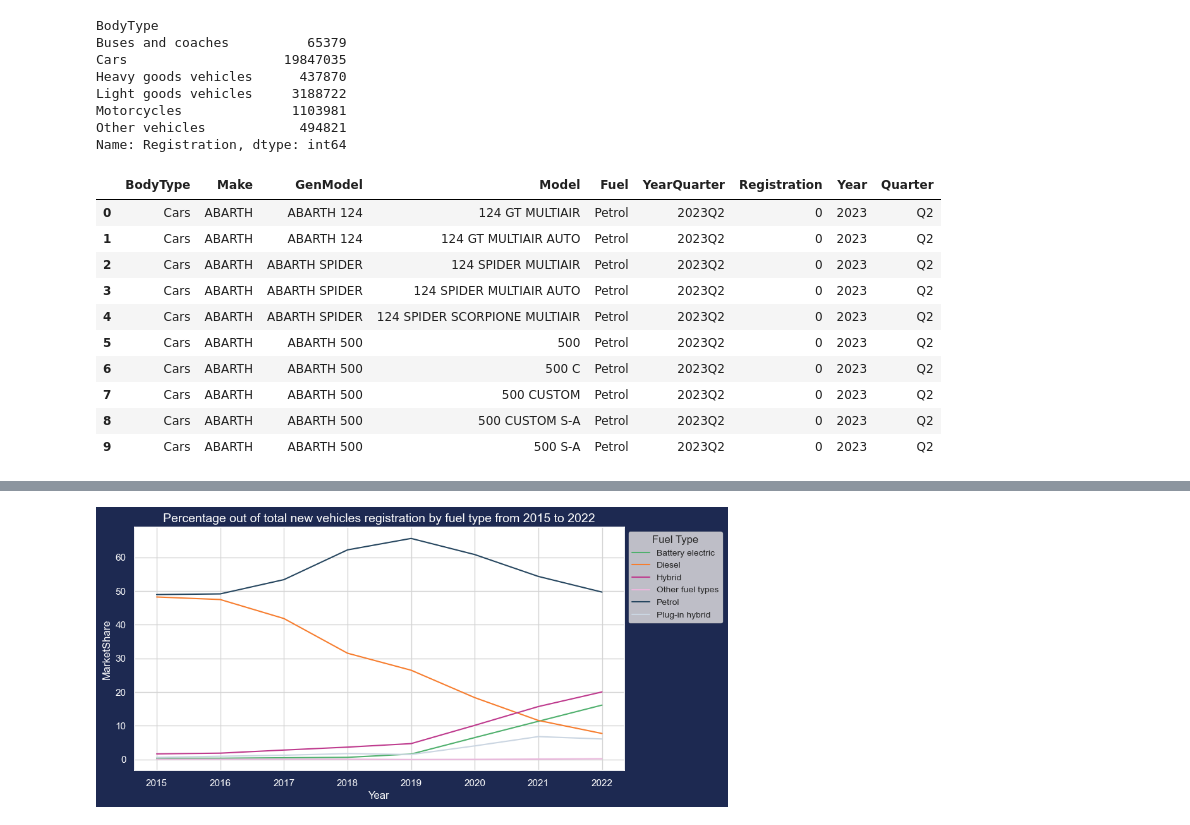
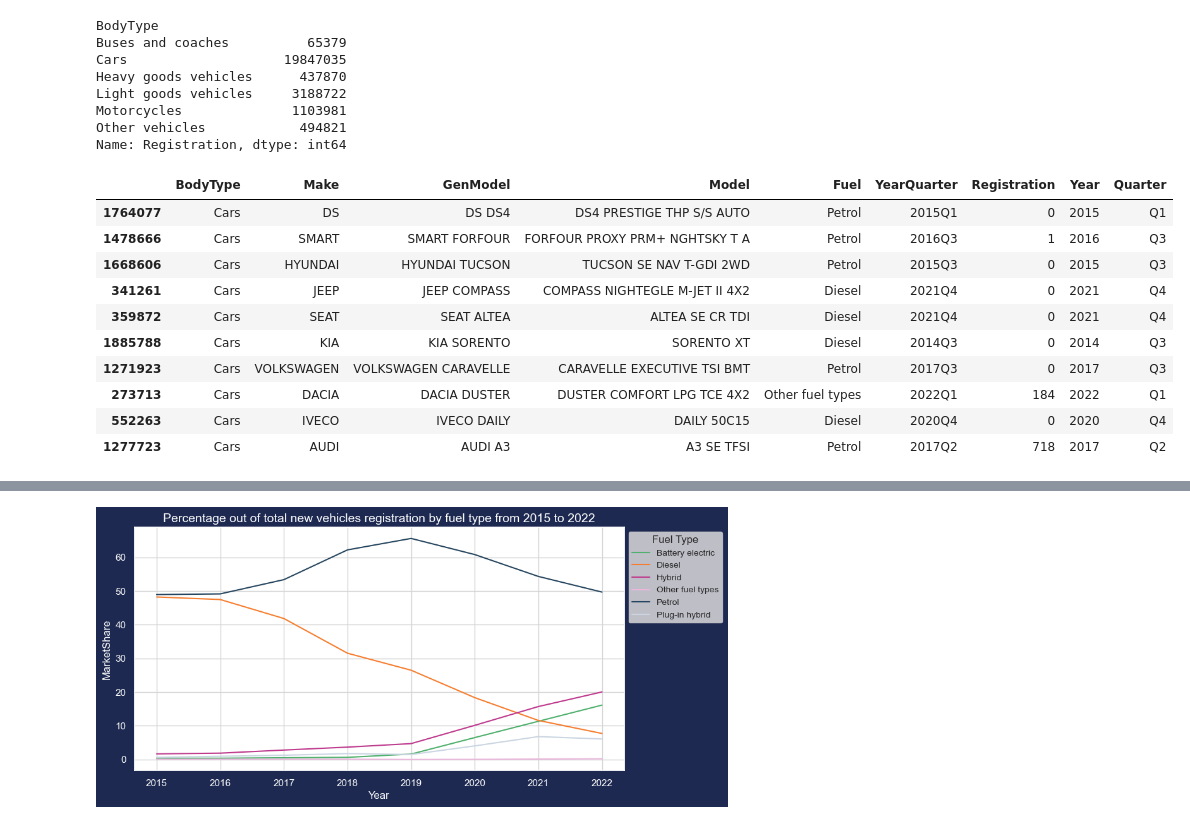
Before and after one commit to ssalazarheredia/vehicle_analysis, a Jupyter notebook: vehicle_analysis.ipynb, the cells around one changed output, grey strips where cells are left out. Saved outputs shown, nothing was run; the diff lists cells and outputs as text; code cells hidden in the pictures.

```diff
--- a/vehicle_analysis.ipynb
+++ b/vehicle_analysis.ipynb
@@ -58,28 +67,37 @@ Motorcycles              1103981
 Other vehicles            494821
 Name: Registration, dtype: int64
 # %%
+#Make a copy of the file
 cars_data=veh_reg.copy()
+#Unpivot data to have the date as rows rather than columns
 cars_data=pd.melt(cars_data,id_vars=['BodyType','Make','GenModel','Model','Fuel'],
         var_name='YearQuarter',value_name='Registration')
+#Filter for only cars
 cars_data=cars_data[cars_data['BodyType']=='Cars']
+#Add a column for the year
 cars_data['Year']=cars_data['YearQuarter'].astype(str).str[:4]
+#Add a column for the quarter
 cars_data['Quarter']=cars_data['YearQuarter'].astype(str).str[-2:]
+#Group some of the smaller categories of fuels into Other fuel type
 cars_data.loc[cars_data['Fuel'].isin(['Gas','Range extended electric','Fuel cell electric']),'Fuel']='Other fuel types'
+#Group petrol and diesel hybrids into the same category called hybrid
 cars_data.loc[cars_data['Fuel'].isin(['Hybrid electric (diesel)','Hybrid electric (petrol)']),'Fuel']='Hybrid'
+#Group plug in petrol and diesel into the same category called Plug in hybrid
 cars_data.loc[cars_data['Fuel'].isin(['Plug-in hybrid electric (diesel)','Plug-in hybrid electric (petrol)']),'Fuel']='Plug-in hybrid'
-cars_data.head(10)
+#Show sample of the data
+cars_data.sample(10)
 # %% [output]
 |  | BodyType | Make | GenModel | Model | Fuel | YearQuarter | Registration | Year | Quarter |
-| 0 | Cars | ABARTH | ABARTH 124 | 124 GT MULTIAIR | Petrol | 2023Q2 | 0 | 2023 | Q2 |
-| 1 | Cars | ABARTH | ABARTH 124 | 124 GT MULTIAIR AUTO | Petrol | 2023Q2 | 0 | 2023 | Q2 |
-| 2 | Cars | ABARTH | ABARTH SPIDER | 124 SPIDER MULTIAIR | Petrol | 2023Q2 | 0 | 2023 | Q2 |
-| 3 | Cars | ABARTH | ABARTH SPIDER | 124 SPIDER MULTIAIR AUTO | Petrol | 2023Q2 | 0 | 2023 | Q2 |
-| 4 | Cars | ABARTH | ABARTH SPIDER | 124 SPIDER SCORPIONE MULTIAIR | Petrol | 2023Q2 | 0 | 2023 | Q2 |
-| 5 | Cars | ABARTH | ABARTH 500 | 500 | Petrol | 2023Q2 | 0 | 2023 | Q2 |
-| 6 | Cars | ABARTH | ABARTH 500 | 500 C | Petrol | 2023Q2 | 0 | 2023 | Q2 |
-| 7 | Cars | ABARTH | ABARTH 500 | 500 CUSTOM | Petrol | 2023Q2 | 0 | 2023 | Q2 |
-| 8 | Cars | ABARTH | ABARTH 500 | 500 CUSTOM S-A | Petrol | 2023Q2 | 0 | 2023 | Q2 |
-| 9 | Cars | ABARTH | ABARTH 500 | 500 S-A | Petrol | 2023Q2 | 0 | 2023 | Q2 |
+| 1764077 | Cars | DS | DS DS4 | DS4 PRESTIGE THP S/S AUTO | Petrol | 2015Q1 | 0 | 2015 | Q1 |
+| 1478666 | Cars | SMART | SMART FORFOUR | FORFOUR PROXY PRM+ NGHTSKY T A | Petrol | 2016Q3 | 1 | 2016 | Q3 |
+| 1668606 | Cars | HYUNDAI | HYUNDAI TUCSON | TUCSON SE NAV T-GDI 2WD | Petrol | 2015Q3 | 0 | 2015 | Q3 |
+| 341261 | Cars | JEEP | JEEP COMPASS | COMPASS NIGHTEGLE M-JET II 4X2 | Diesel | 2021Q4 | 0 | 2021 | Q4 |
+| 359872 | Cars | SEAT | SEAT ALTEA | ALTEA SE CR TDI | Diesel | 2021Q4 | 0 | 2021 | Q4 |
+| 1885788 | Cars | KIA | KIA SORENTO | SORENTO XT | Diesel | 2014Q3 | 0 | 2014 | Q3 |
+| 1271923 | Cars | VOLKSWAGEN | VOLKSWAGEN CARAVELLE | CARAVELLE EXECUTIVE TSI BMT | Petrol | 2017Q3 | 0 | 2017 | Q3 |
+| 273713 | Cars | DACIA | DACIA DUSTER | DUSTER COMFORT LPG TCE 4X2 | Other fuel types | 2022Q1 | 184 | 2022 | Q1 |
+| 552263 | Cars | IVECO | IVECO DAILY | DAILY 50C15 | Diesel | 2020Q4 | 0 | 2020 | Q4 |
+| 1277723 | Cars | AUDI | AUDI A3 | A3 SE TFSI | Petrol | 2017Q2 | 718 | 2017 | Q2 |
 # %%
 fuel_registration=cars_data.groupby(['Fuel','Year'])['Registration'].sum().reset_index(['Fuel','Year'])
 fuel_registration=fuel_registration[~fuel_registration['Year'].isin(['2014','2023'])]
```
Also changed, not shown: parts of 41 cells of this notebook, 4 other files.
